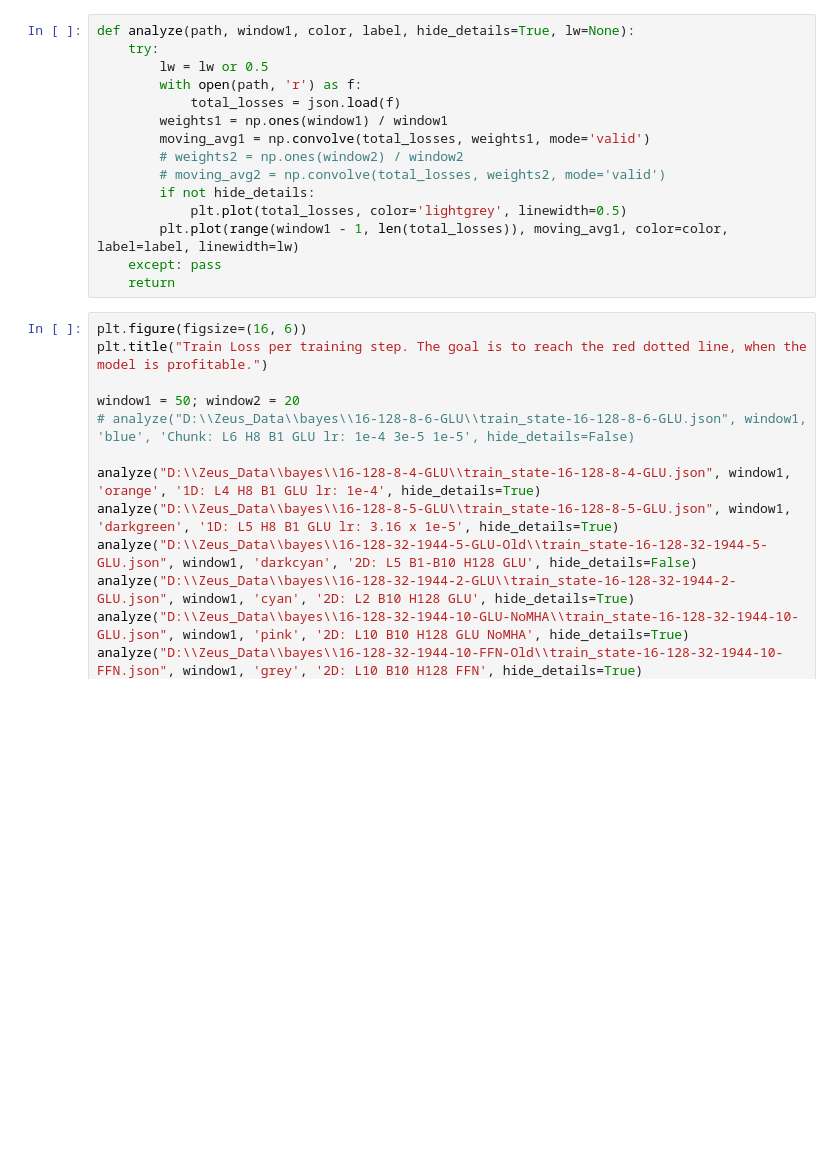
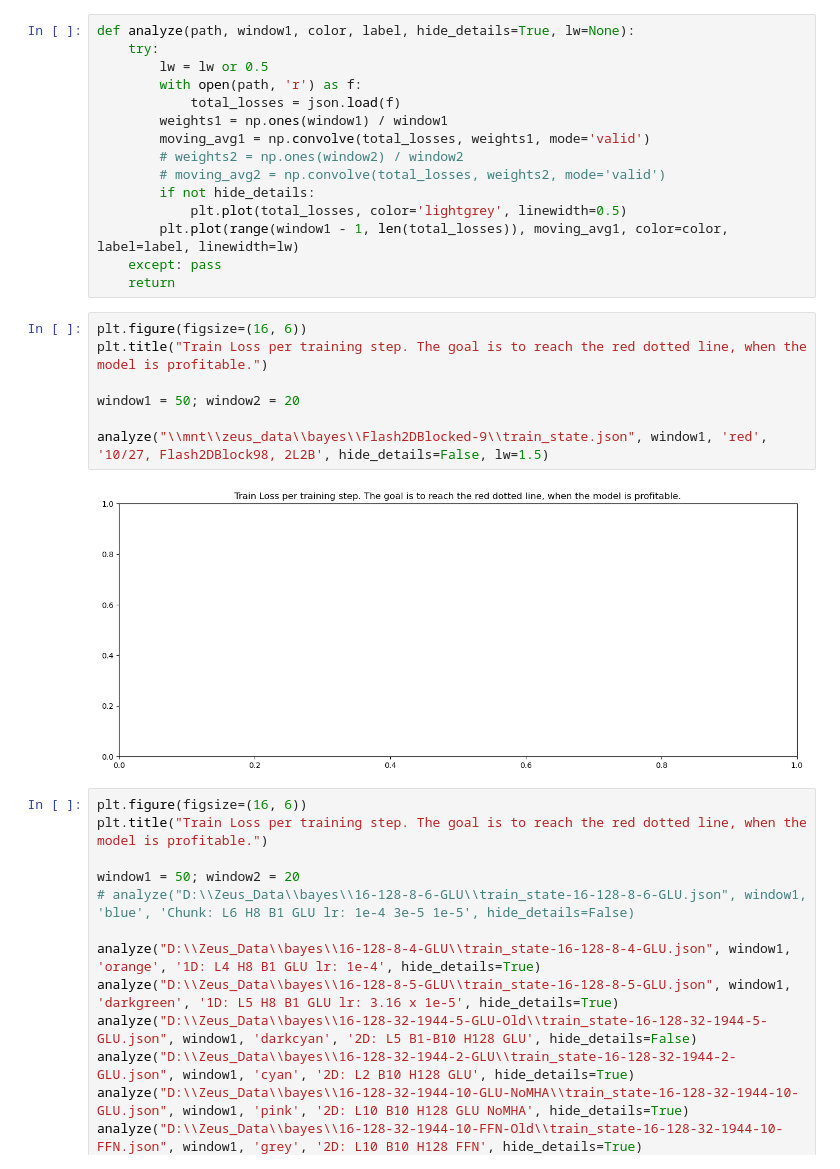
Before and after one commit to MachineLearningMike/Zeus2026, a Jupyter notebook: models/test01.ipynb, the cells around one changed output. Cells and saved outputs as stored; diff of their text form; blank space fills up the shorter version.

```diff
--- a/models/test01.ipynb
+++ b/models/test01.ipynb
@@ -18,6 +18,15 @@ def analyze(path, window1, color, label, hide_details=True, lw=None):
         plt.plot(range(window1 - 1, len(total_losses)), moving_avg1, color=color, label=label, linewidth=lw)
     except: pass
     return
+# %%
+plt.figure(figsize=(16, 6))
+plt.title("Train Loss per training step. The goal is to reach the red dotted line, when the model is profitable.")
+
+window1 = 50; window2 = 20
+
+analyze("\\mnt\\zeus_data\\bayes\\Flash2DBlocked-9\\train_state.json", window1, 'red', '10/27, Flash2DBlock98, 2L2B', hide_details=False, lw=1.5)
+# %% [output]
+[figure, added]
 # %%
 plt.figure(figsize=(16, 6))
 plt.title("Train Loss per training step. The goal is to reach the red dotted line, when the model is profitable.")
```
Also changed, not shown: 7 other files.
